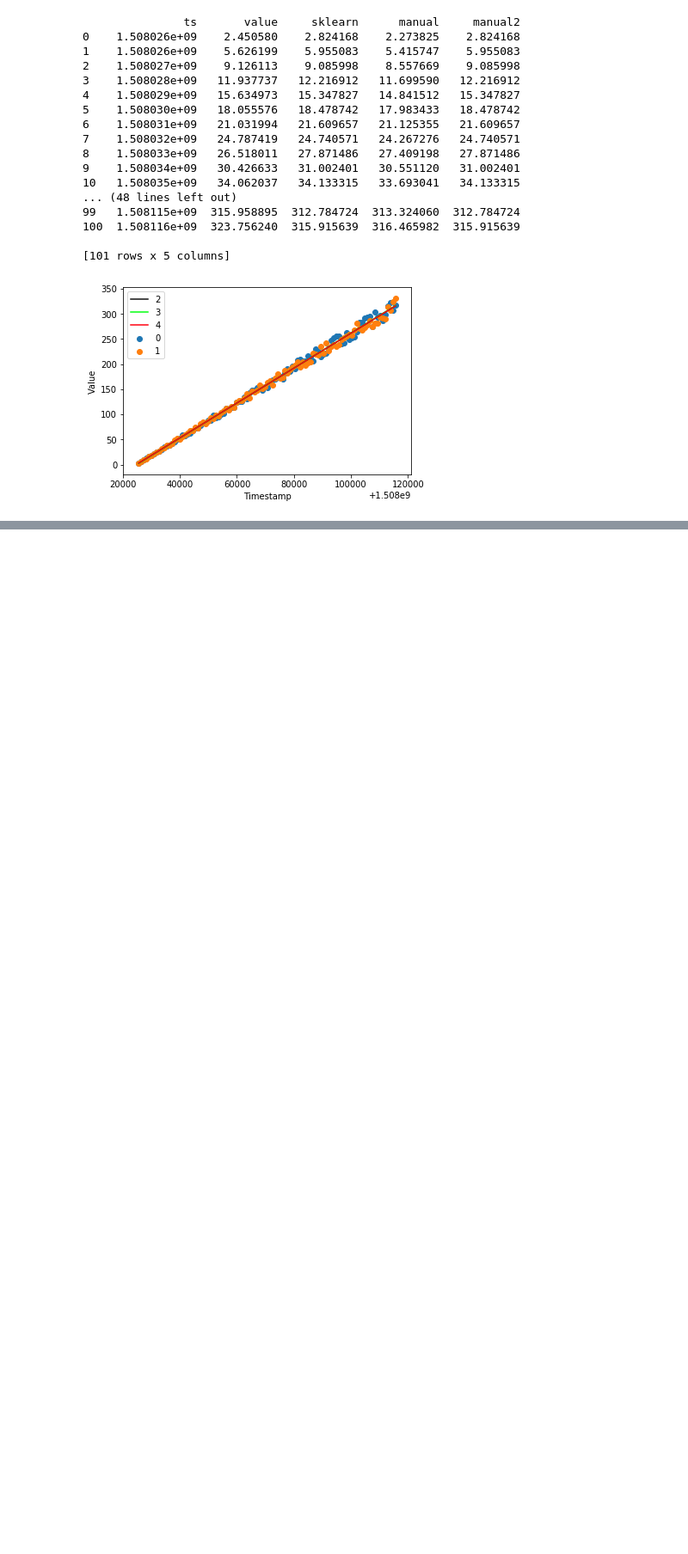
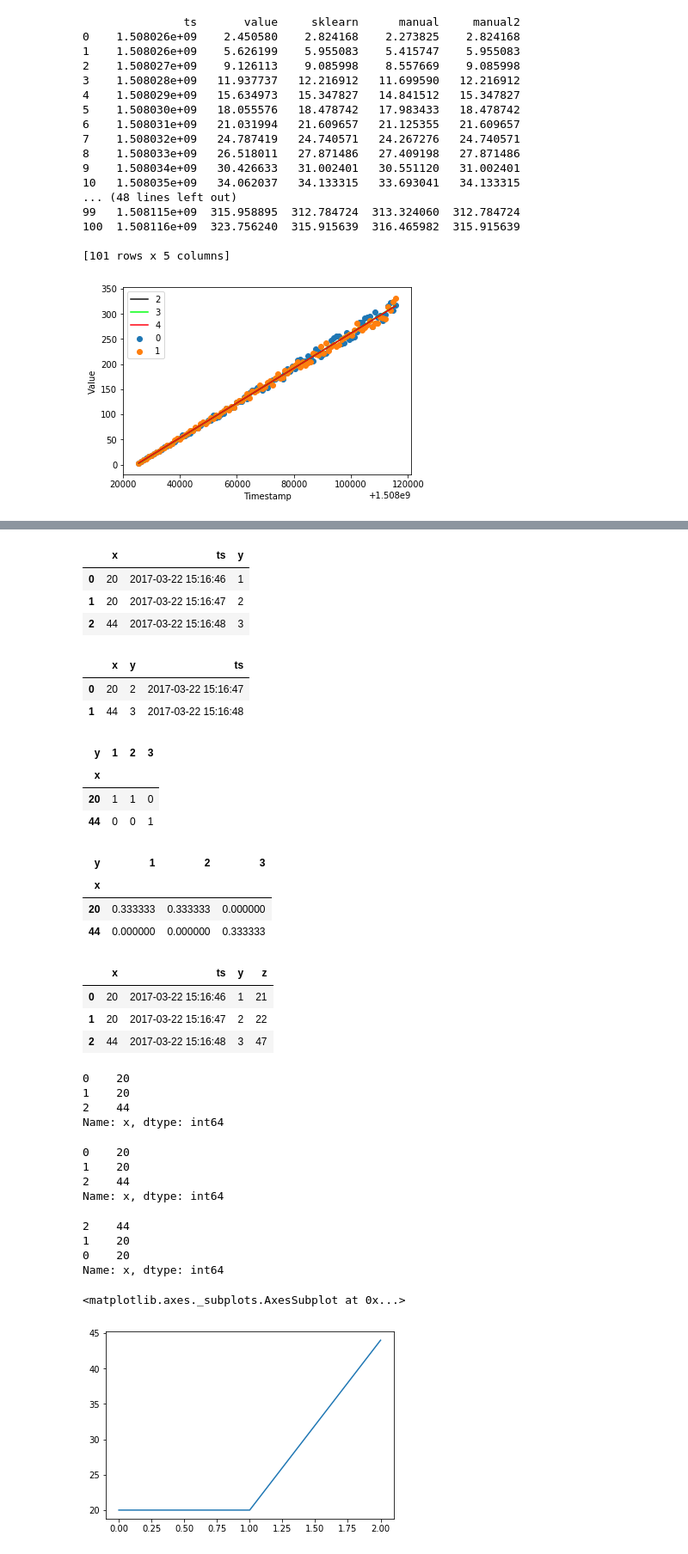
Before and after one commit to zimin2000/experiments, a Jupyter notebook: linear_data_regression/LinearRegression.ipynb, the cells around one changed output, grey strips where cells are left out. Shown at 86% size. Drawn from its saved outputs; the diff is of its cells as text; code cells hidden in the pictures; blank space fills up the shorter version.

```diff
--- a/linear_data_regression/LinearRegression.ipynb
+++ b/linear_data_regression/LinearRegression.ipynb
@@ -174,0 +227,8 @@ plt.show()
+# %%
+c = b.copy()
+
+c["y"] = c["x"].astype('int64')
+
+c.info()
+
+c.describe(include=['datetime'])
@@ -174,0 +281,2 @@ plt.show()
+# %%
+c['x'] = c['x'].apply(lambda x: x+1)
@@ -174,0 +297,3 @@ plt.show()
+# %%
+d = c.copy()
+d['x'] = c['x'].map({2:20, 3:20, 4:44})
@@ -174,0 +308,64 @@ plt.show()
+# %%
+d
+# %% [output]
+|  | x | ts | y |
+| 0 | 20 | 2017-03-22 15:16:46 | 1 |
+| 1 | 20 | 2017-03-22 15:16:47 | 2 |
+| 2 | 44 | 2017-03-22 15:16:48 | 3 |
+# %%
+grouped = d.groupby('x', as_index=False)['y', 'ts'].agg({'y':np.max, 'ts':np.max})
+
+grouped
+# %% [output]
+|  | x | y | ts |
+| 0 | 20 | 2 | 2017-03-22 15:16:47 |
+| 1 | 44 | 3 | 2017-03-22 15:16:48 |
+# %%
+pd.crosstab(d['x'], d['y'])
+# %% [output]
+| y | 1 | 2 | 3 |
+| x |  |  |  |
+| 20 | 1 | 1 | 0 |
+| 44 | 0 | 0 | 1 |
+# %%
+pd.crosstab(d['x'], d['y'], normalize=True)
+# %% [output]
+| y | 1 | 2 | 3 |
+| x |  |  |  |
+| 20 | 0.333333 | 0.333333 | 0.000000 |
+| 44 | 0.000000 | 0.000000 | 0.333333 |
+# %%
+z = d['x']+d['y']
+d.insert(loc=len(d.columns), column='z', value=z)
+d
+# %% [output]
+|  | x | ts | y | z |
+| 0 | 20 | 2017-03-22 15:16:46 | 1 | 21 |
+| 1 | 20 | 2017-03-22 15:16:47 | 2 | 22 |
+| 2 | 44 | 2017-03-22 15:16:48 | 3 | 47 |
+# %%
+d.x
+# %% [output]
+0    20
+1    20
+2    44
+Name: x, dtype: int64
+# %%
+d['x']
+# %% [output]
+0    20
+1    20
+2    44
+Name: x, dtype: int64
+# %%
+d['x'].sort_values(ascending=False)
+# %% [output]
+2    44
+1    20
+0    20
+Name: x, dtype: int64
+# %%
+d.x.plot()
+# %% [output]
+<matplotlib.axes._subplots.AxesSubplot at 0x...>
+[figure, added]
```
Also changed, not shown: parts of 13 cells of this notebook.
